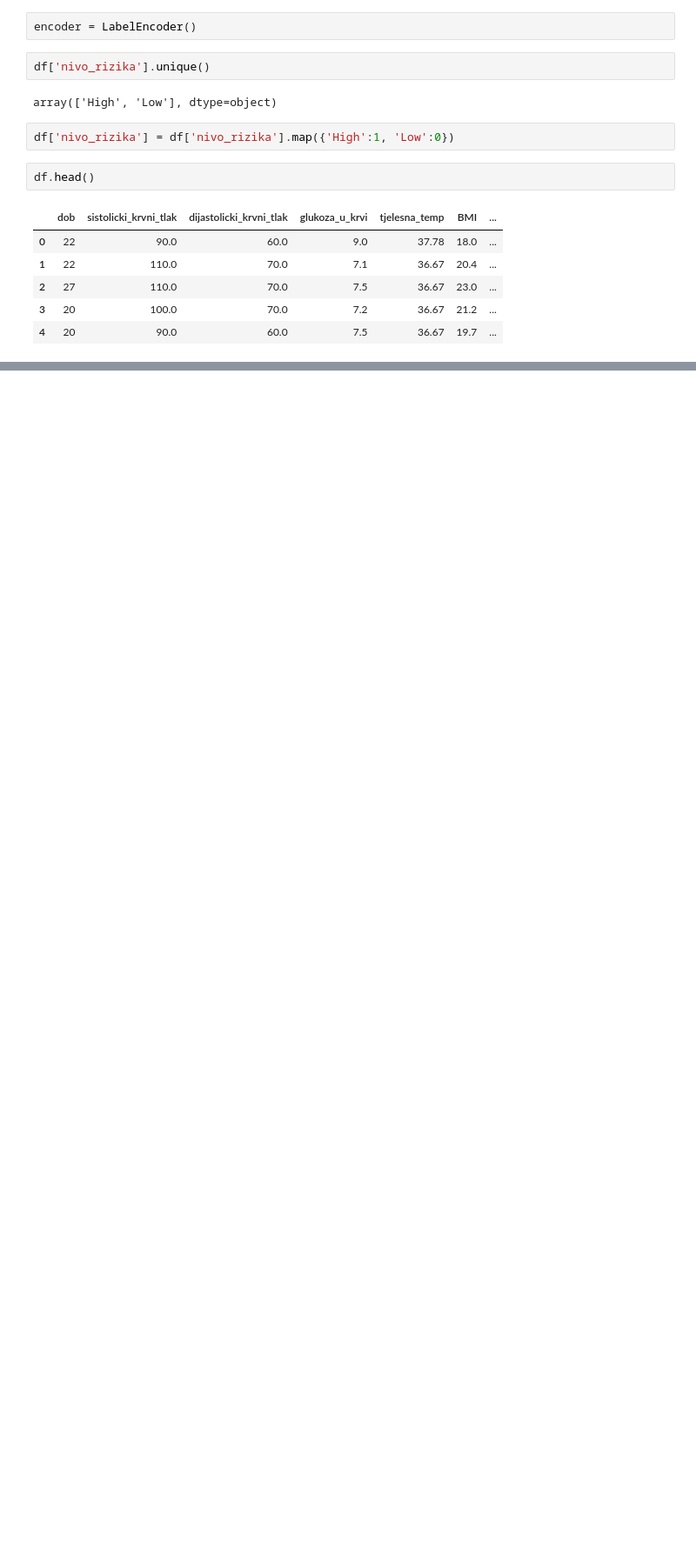
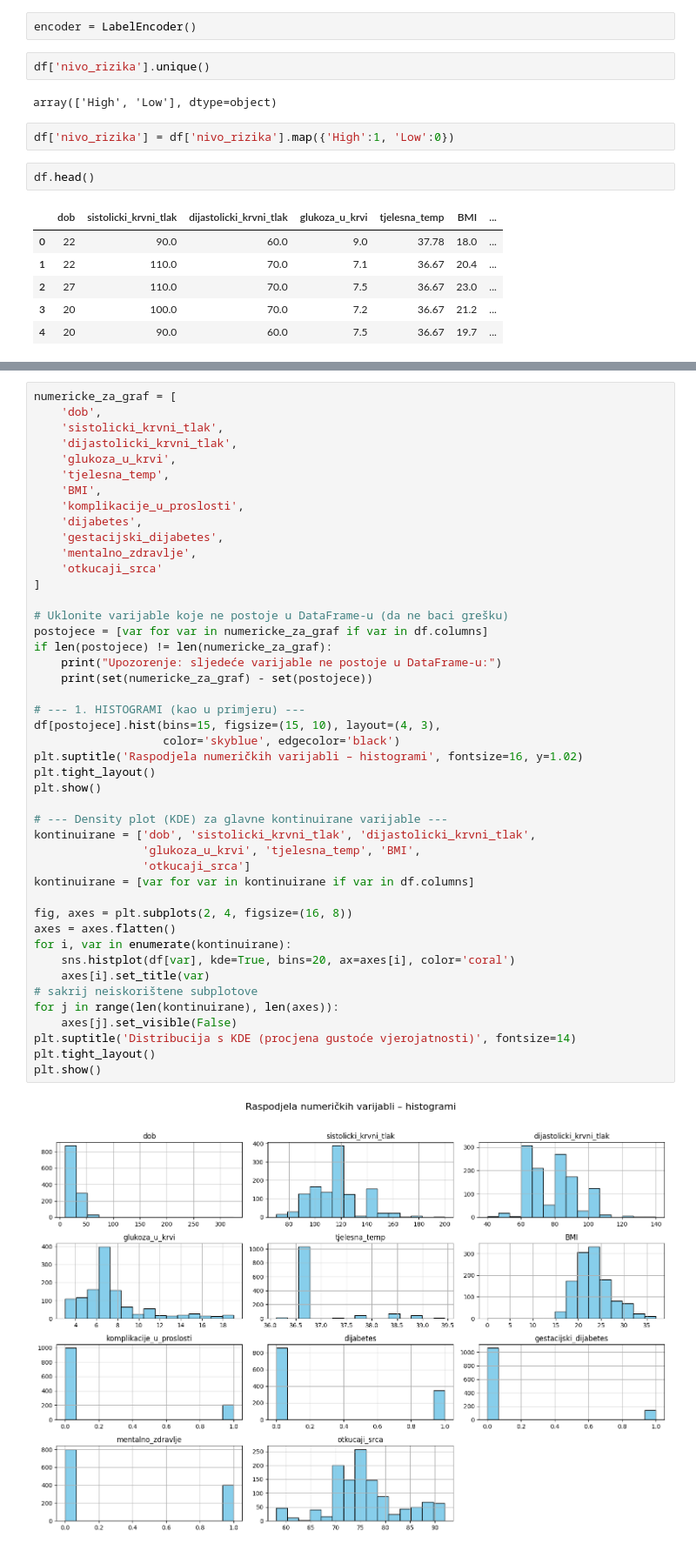
Before and after one commit to a-gcvc/Gestatix, a Jupyter notebook: analysisSet1.ipynb, the cells around one changed output, grey strips where cells are left out. Shown at 87% size. Saved outputs shown, nothing was run; the diff lists cells and outputs as text; blank space fills up the shorter version.

```diff
--- a/analysisSet1.ipynb
+++ b/analysisSet1.ipynb
@@ -257,0 +283,47 @@ otkucaji_srca: -0.1682
+# %%
+numericke_za_graf = [
+    'dob',
+    'sistolicki_krvni_tlak',
+    'dijastolicki_krvni_tlak',
+    'glukoza_u_krvi',
+    'tjelesna_temp',
+    'BMI',
+    'komplikacije_u_proslosti',
+    'dijabetes',
+    'gestacijski_dijabetes',
+    'mentalno_zdravlje',
+    'otkucaji_srca'
+]
+
+# Uklonite varijable koje ne postoje u DataFrame-u (da ne baci grešku)
+postojece = [var for var in numericke_za_graf if var in df.columns]
+if len(postojece) != len(numericke_za_graf):
+    print("Upozorenje: sljedeće varijable ne postoje u DataFrame-u:")
+    print(set(numericke_za_graf) - set(postojece))
+
+# --- 1. HISTOGRAMI (kao u primjeru) ---
+df[postojece].hist(bins=15, figsize=(15, 10), layout=(4, 3),
+                   color='skyblue', edgecolor='black')
+plt.suptitle('Raspodjela numeričkih varijabli – histogrami', fontsize=16, y=1.02)
+plt.tight_layout()
+plt.show()
+
+# --- Density plot (KDE) za glavne kontinuirane varijable ---
+kontinuirane = ['dob', 'sistolicki_krvni_tlak', 'dijastolicki_krvni_tlak',
+                'glukoza_u_krvi', 'tjelesna_temp', 'BMI',
+                'otkucaji_srca']
+kontinuirane = [var for var in kontinuirane if var in df.columns]
+
+fig, axes = plt.subplots(2, 4, figsize=(16, 8))
+axes = axes.flatten()
+for i, var in enumerate(kontinuirane):
+    sns.histplot(df[var], kde=True, bins=20, ax=axes[i], color='coral')
+    axes[i].set_title(var)
+# sakrij neiskorištene subplotove
+for j in range(len(kontinuirane), len(axes)):
+    axes[j].set_visible(False)
+plt.suptitle('Distribucija s KDE (procjena gustoće vjerojatnosti)', fontsize=14)
+plt.tight_layout()
+plt.show()
+# %% [output]
+[figure, added]
```
Also changed, not shown: parts of 26 cells of this notebook, 1 other file.
